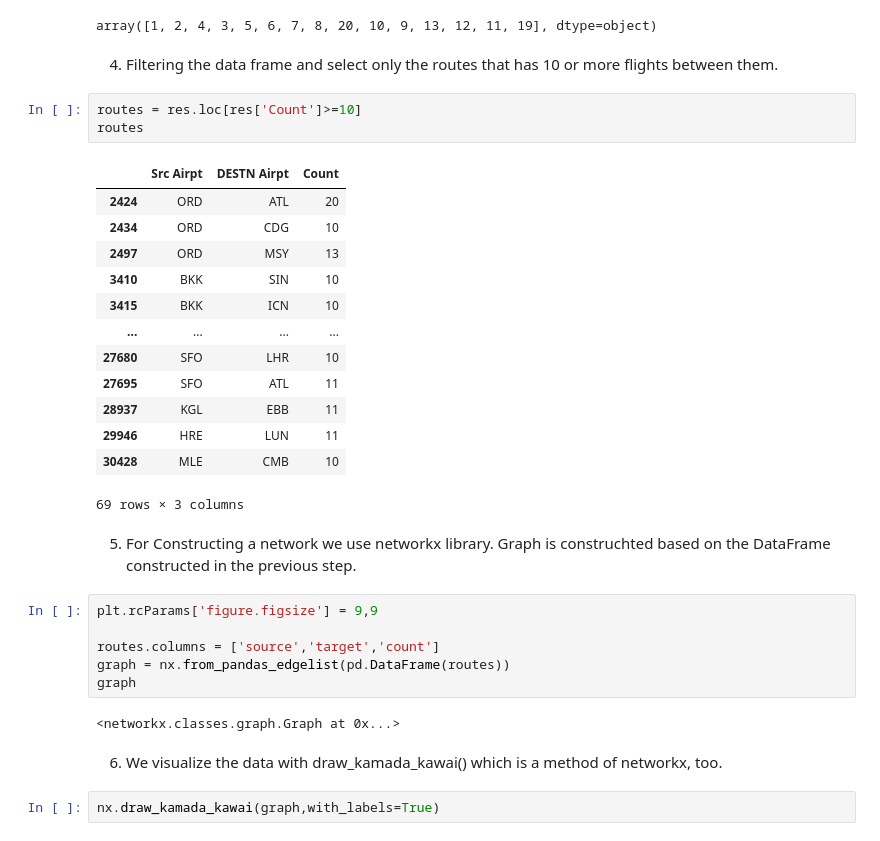
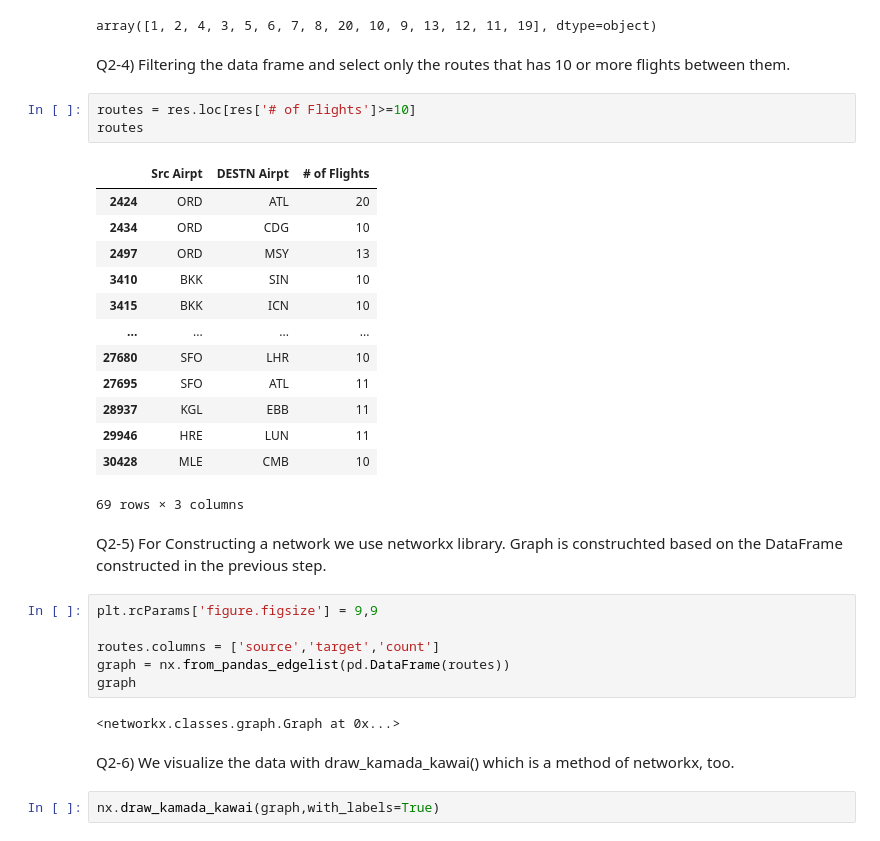
Before and after one commit to alpdoganfidan/MAT381E-IntroDataScience, a Jupyter notebook: HW2.ipynb, the cells around one changed output. Drawn from its saved outputs; the diff is of its cells as text.

```diff
--- a/HW2.ipynb
+++ b/HW2.ipynb
@@ -283,12 +269,12 @@ pd.unique(res['# of Flights'])
 67663
 array([1, 2, 4, 3, 5, 6, 7, 8, 20, 10, 9, 13, 12, 11, 19], dtype=object)
 # %% [markdown]
-4. Filtering the data frame and select only the routes that has 10 or more flights between them.
+Q2-4) Filtering the data frame and select only the routes that has 10 or more flights between them.
 # %%
-routes = res.loc[res['Count']>=10]
+routes = res.loc[res['# of Flights']>=10]
 routes
 # %% [output]
-|  | Src Airpt | DESTN Airpt | Count |
+|  | Src Airpt | DESTN Airpt | # of Flights |
 | 2424 | ORD | ATL | 20 |
 | 2434 | ORD | CDG | 10 |
 | 2497 | ORD | MSY | 13 |
@@ -302,7 +288,7 @@ routes
 | 30428 | MLE | CMB | 10 |
 69 rows × 3 columns
 # %% [markdown]
-5. For Constructing a network we use networkx library. Graph is construchted based on the DataFrame constructed in the previous step.
+Q2-5) For Constructing a network we use networkx library. Graph is construchted based on the DataFrame constructed in the previous step.
 # %%
 plt.rcParams['figure.figsize'] = 9,9
 
@@ -312,7 +298,7 @@ graph
 # %% [output]
 <networkx.classes.graph.Graph at 0x...>
 # %% [markdown]
-6. We visualize the data with draw_kamada_kawai() which is a method of networkx, too.
+Q2-6) We visualize the data with draw_kamada_kawai() which is a method of networkx, too.
 # %%
 nx.draw_kamada_kawai(graph,with_labels=True)
 # %% [output]
```
Also changed, not shown: parts of 28 cells of this notebook.
